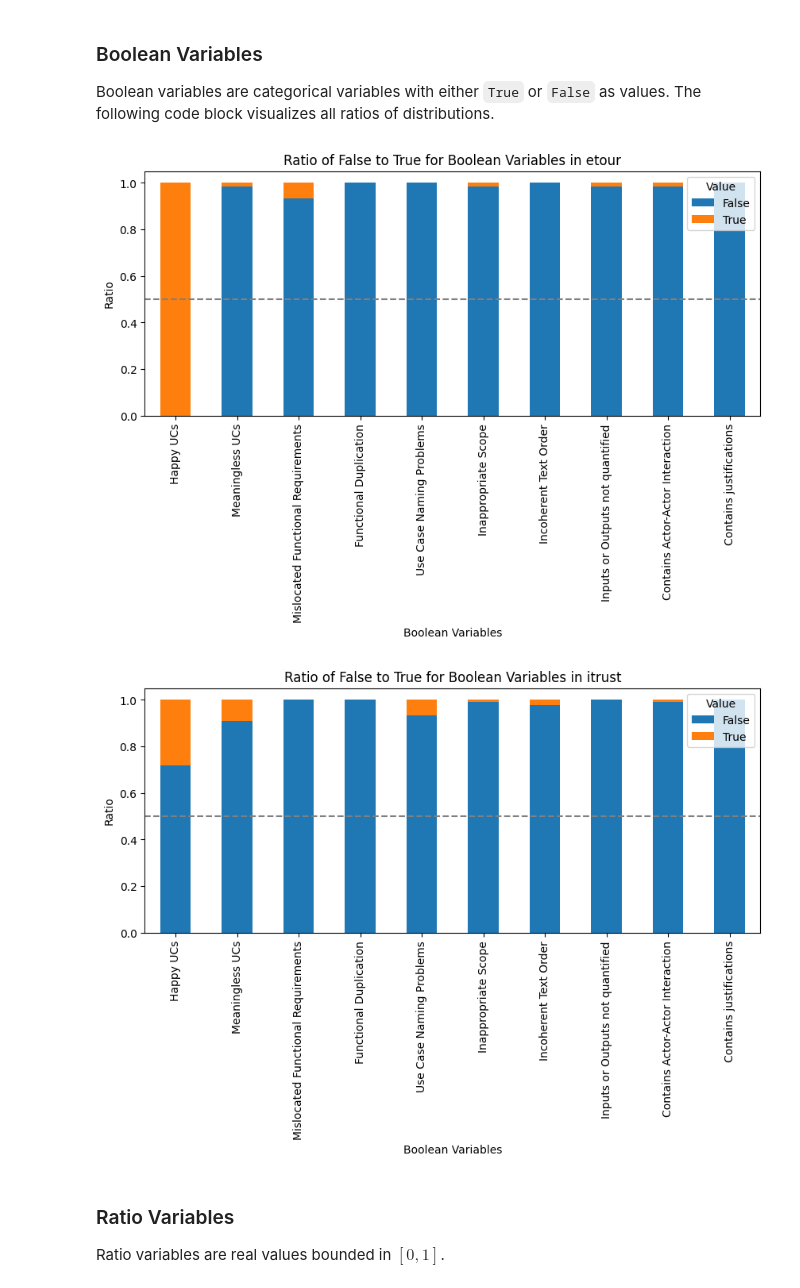
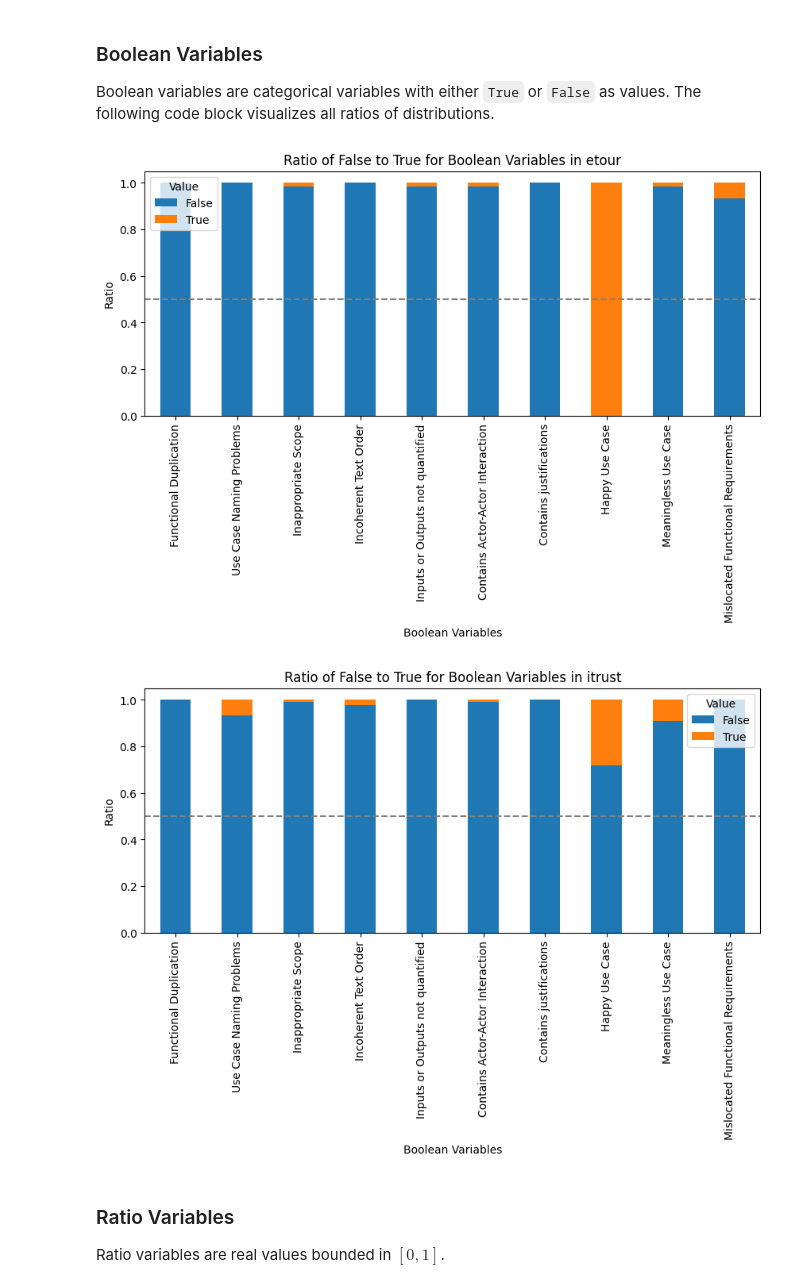
Before and after one commit to JulianFrattini/rq4tlr, a Jupyter notebook: src/vizualization.ipynb, the cells around one changed output. Saved outputs shown, nothing was run; the diff lists cells and outputs as text; code cells hidden in the pictures.

```diff
--- a/src/vizualization.ipynb
+++ b/src/vizualization.ipynb
@@ -119,3 +16,14 @@ df.to_csv(data_merged_filename, index=False)
+# %%
+# load the variables.json file from the output folder
+variables_filename: str = os.path.join(PATH_OUTPUT, 'variables.json')
+with open(variables_filename, 'r', encoding='utf-8') as f:
+    variables = json.load(f)
+# %%
+# determine all available types of variables
+vartypes: list = list(set([variable['type'] for variable in variables]))
+# %%
+# create an association of variable types and their corresponding variables
+vars_by_type: dict = {vartype: [variable['label'] for variable in variables if variable['type'] == vartype] for vartype in vartypes}
 # %% [markdown]
 ## Visualization
 
@@ -158,3 +33,6 @@ axis_names: dict[str, str] = {
+# %%
+# define the axis names per variable name
+axis_names: dict[str, str] = {variable['label']: variable['name'] for variable in variables}
 # %% [markdown]
 ### Count Variables
 
@@ -188,33 +66,33 @@ The following code block visualizes all ratios of distributions.
 # %%
 # Iterate over each unique value in the Dataset column
 for dataset in df['Dataset'].unique():
     # Filter the dataframe for the current dataset
     df_filtered = df[df['Dataset'] == dataset]
 
     # Calculate the ratio of True to False for each boolean variable
-    boolean_ratios = df_filtered[variables["boolean"]].apply(lambda x: x.value_counts(normalize=True)).T
+    boolean_ratios = df_filtered[vars_by_type["boolean"]].apply(lambda x: x.value_counts(normalize=True)).T
     boolean_ratios.columns = ['False', 'True']
 
     # Plot the stacked bar chart
     boolean_ratios.plot(kind='bar', stacked=True, figsize=(10, 4))
 
     # Set the title and labels
     plt.title(f'Ratio of False to True for Boolean Variables in {dataset}')
     plt.xlabel('Boolean Variables')
     plt.ylabel('Ratio')
     plt.xticks(rotation=90)
     plt.legend(title='Value')
     plt.axhline(y=0.5, color='grey', linestyle='--')
     plt.xticks(range(len(boolean_ratios.index)), [axis_names[name] for name in boolean_ratios.index])
 
     # Save the plot in PDF format
     plt.savefig(os.path.join(PATH_FIGURES_DISTRIBUTIONS, f'boolean_ratios_{dataset}.pdf'), bbox_inches='tight')
 
     # Show the plot
     plt.show()
 # %% [output]
-[figure, old version]
+[figure, new version]
-[figure, old version]
+[figure, new version]
 # %% [markdown]
 ### Ratio Variables
 
```
Also changed, not shown: parts of 21 cells of this notebook, 24 other files.
